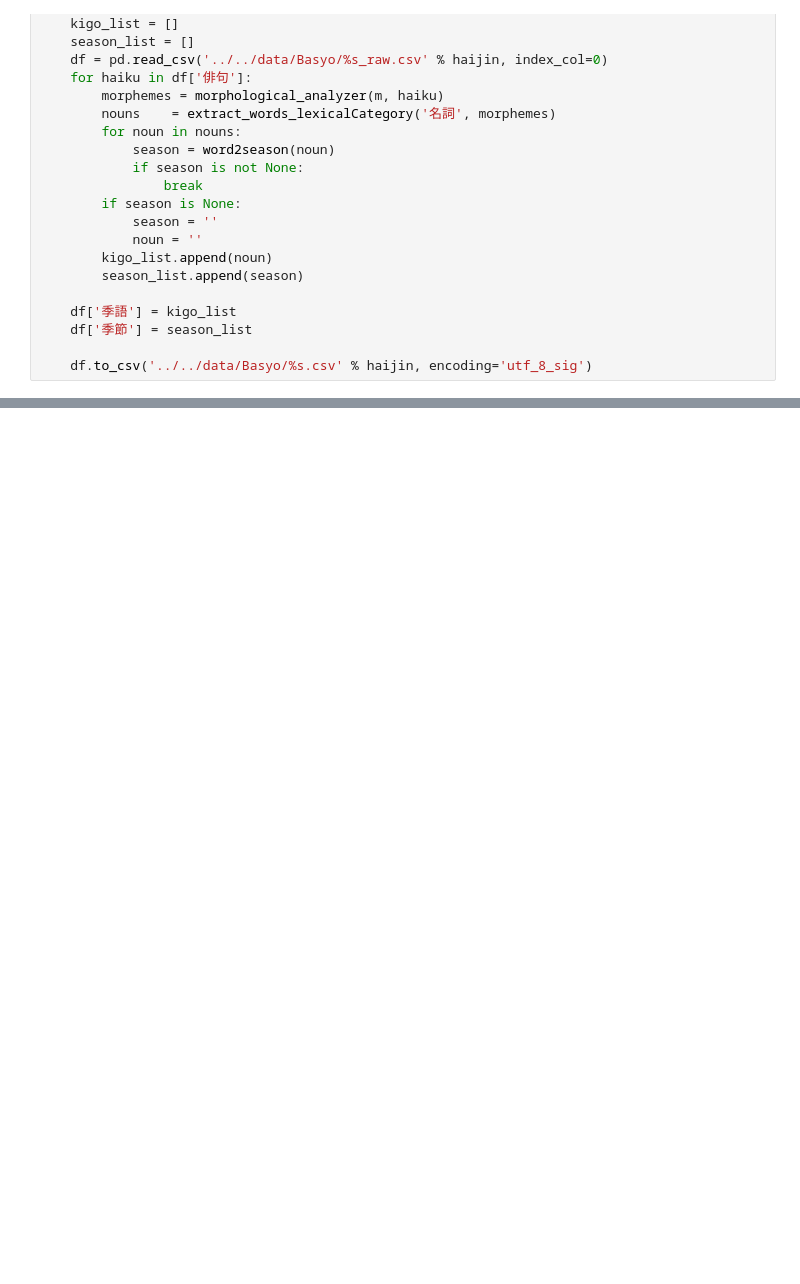
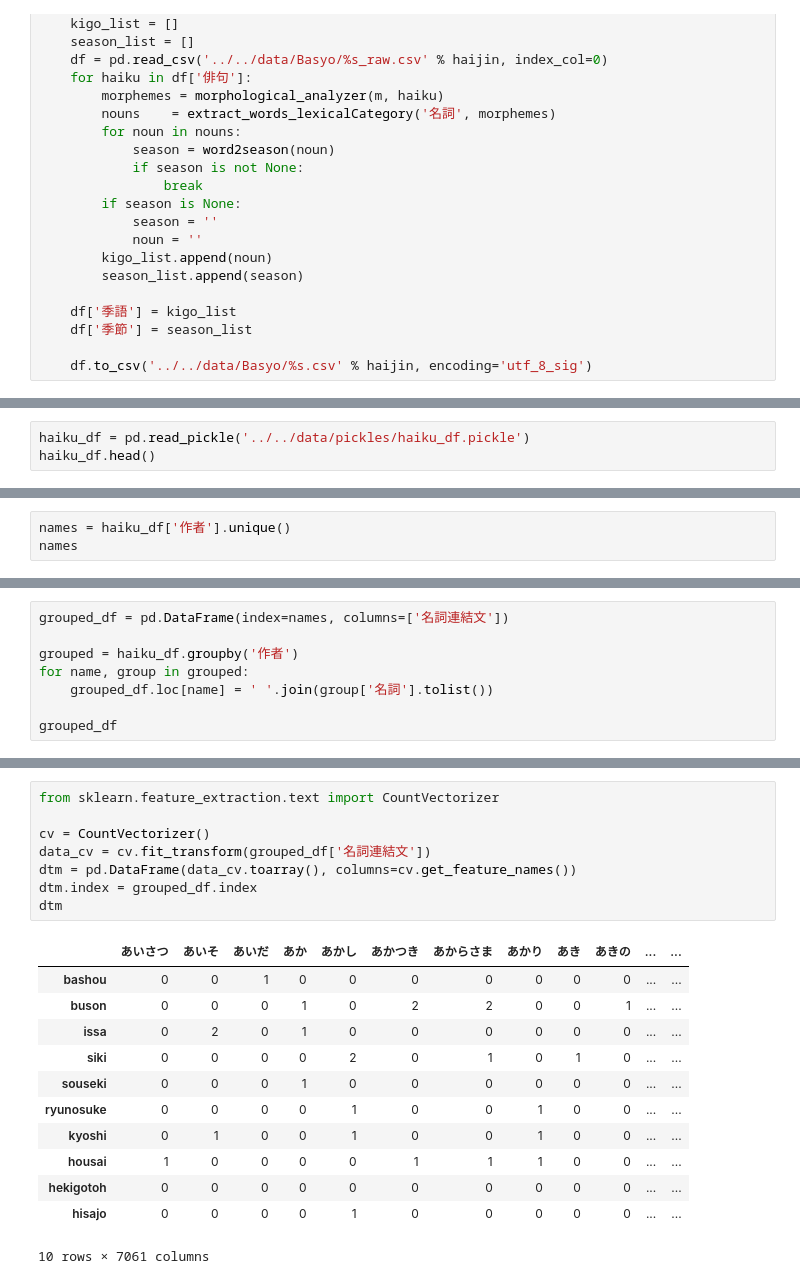
Before and after one commit to JunNishimura/Haiku_Research, a Jupyter notebook: Basyo/scripts/data_cleaning.ipynb, the cells around one changed output, grey strips where cells are left out. Cells and saved outputs as stored; diff of their text form; blank space fills up the shorter version.

```diff
--- a/Basyo/scripts/data_cleaning.ipynb
+++ b/Basyo/scripts/data_cleaning.ipynb
@@ -84,0 +90,3 @@ for haijin in haijins:
+# %%
+haiku_df = pd.read_pickle('../../data/pickles/haiku_df.pickle')
+haiku_df.head()
@@ -84,0 +100,3 @@ for haijin in haijins:
+# %%
+names = haiku_df['作者'].unique()
+names
@@ -84,0 +106,8 @@ for haijin in haijins:
+# %%
+grouped_df = pd.DataFrame(index=names, columns=['名詞連結文'])
+
+grouped = haiku_df.groupby('作者')
+for name, group in grouped:
+    grouped_df.loc[name] = ' '.join(group['名詞'].tolist())
+
+grouped_df
@@ -84,0 +130,21 @@ for haijin in haijins:
+# %%
+from sklearn.feature_extraction.text import CountVectorizer
+
+cv = CountVectorizer()
+data_cv = cv.fit_transform(grouped_df['名詞連結文'])
+dtm = pd.DataFrame(data_cv.toarray(), columns=cv.get_feature_names())
+dtm.index = grouped_df.index
+dtm
+# %% [output]
+|  | あいさつ | あいそ | あいだ | あか | あかし | あかつき | あからさま | あかり | あき | あきの | ... | ... |
+| bashou | 0 | 0 | 1 | 0 | 0 | 0 | 0 | 0 | 0 | 0 | ... | ... |
+| buson | 0 | 0 | 0 | 1 | 0 | 2 | 2 | 0 | 0 | 1 | ... | ... |
+| issa | 0 | 2 | 0 | 1 | 0 | 0 | 0 | 0 | 0 | 0 | ... | ... |
+| siki | 0 | 0 | 0 | 0 | 2 | 0 | 1 | 0 | 1 | 0 | ... | ... |
+| souseki | 0 | 0 | 0 | 1 | 0 | 0 | 0 | 0 | 0 | 0 | ... | ... |
+| ryunosuke | 0 | 0 | 0 | 0 | 1 | 0 | 0 | 1 | 0 | 0 | ... | ... |
+| kyoshi | 0 | 1 | 0 | 0 | 1 | 0 | 0 | 1 | 0 | 0 | ... | ... |
+| housai | 1 | 0 | 0 | 0 | 0 | 1 | 1 | 1 | 0 | 0 | ... | ... |
+| hekigotoh | 0 | 0 | 0 | 0 | 0 | 0 | 0 | 0 | 0 | 0 | ... | ... |
+| hisajo | 0 | 0 | 0 | 0 | 1 | 0 | 0 | 0 | 0 | 0 | ... | ... |
+10 rows × 7061 columns
```
Also changed, not shown: parts of 8 cells of this notebook, 3 other files.
